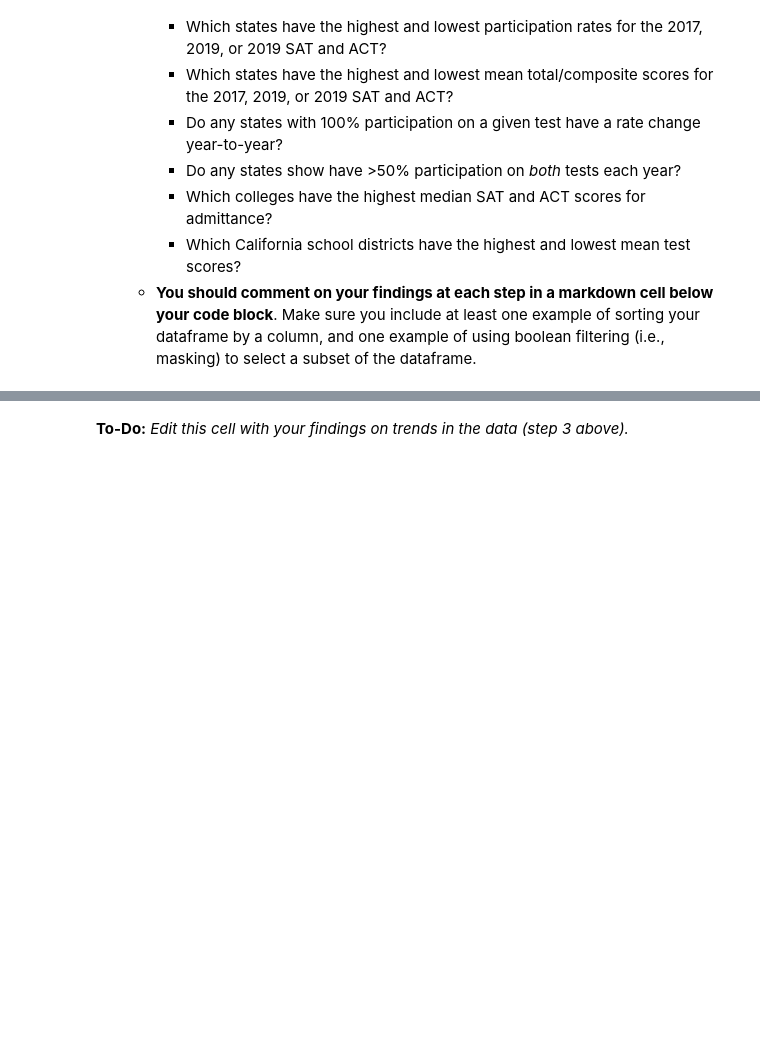
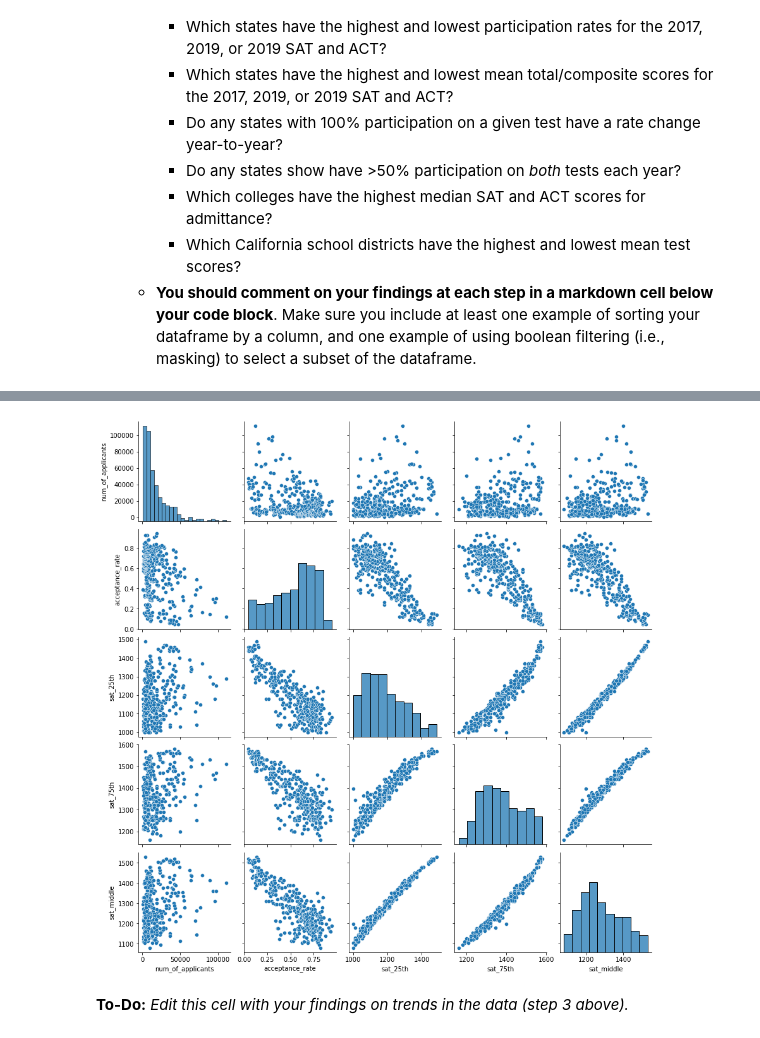
Before and after one commit to matthew-edelmann/Standardized-Test-Analysis, a Jupyter notebook: code/starter-code.ipynb, the cells around one changed output, grey strips where cells are left out. Saved outputs shown, nothing was run; the diff lists cells and outputs as text; code cells hidden in the pictures; blank space fills up the shorter version.

```diff
--- a/code/starter-code.ipynb
+++ b/code/starter-code.ipynb
@@ -561,3 +830,7 @@ Complete the following steps to explore your data. You are welcome to do more ED
+# %%
+sns.pairplot(sat_act);
+# %% [output]
+[figure, added]
 # %% [markdown]
 **To-Do:** *Edit this cell with your findings on trends in the data (step 3 above).*
 # %% [markdown]
```
Also changed, not shown: parts of 33 cells of this notebook.
